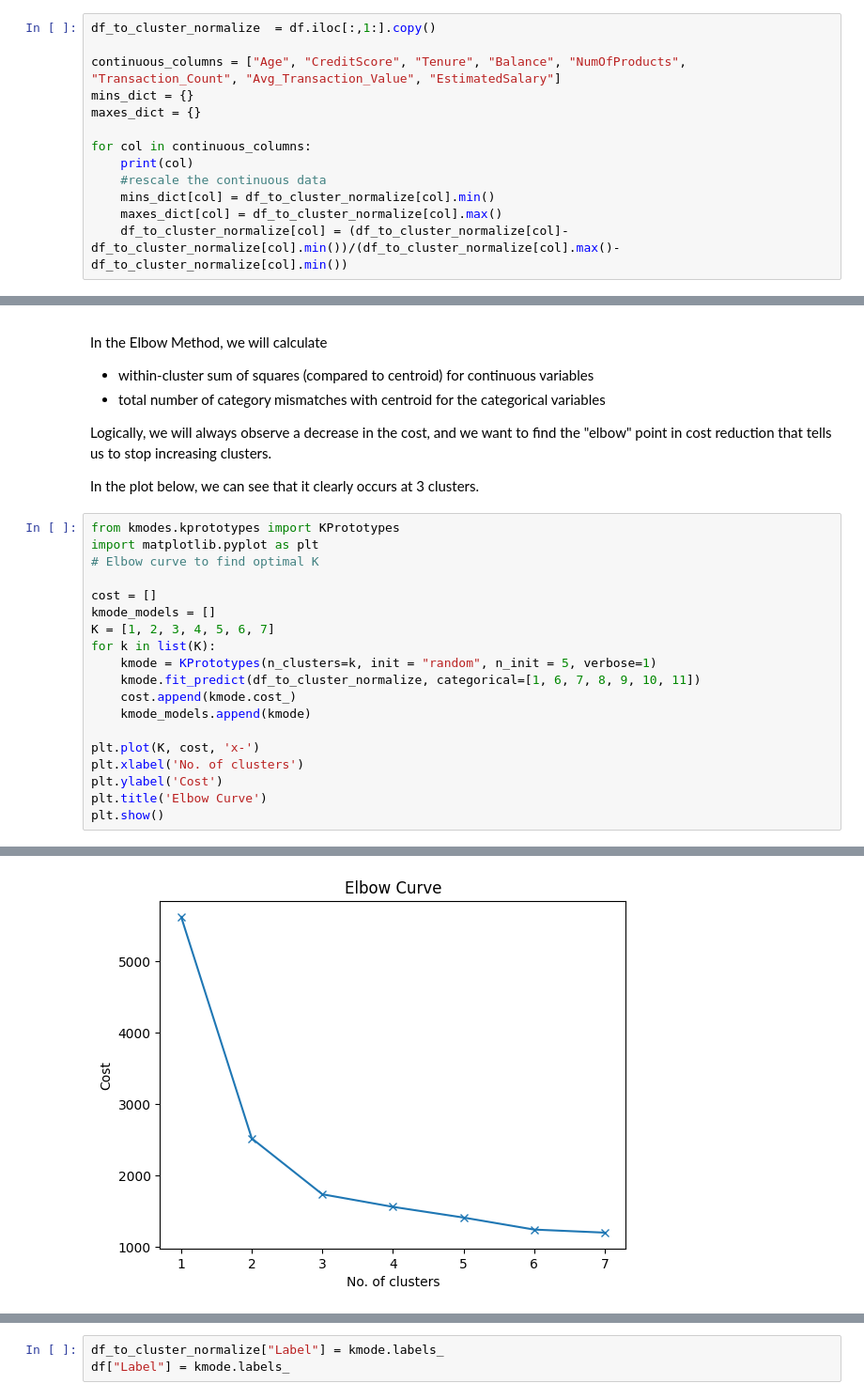
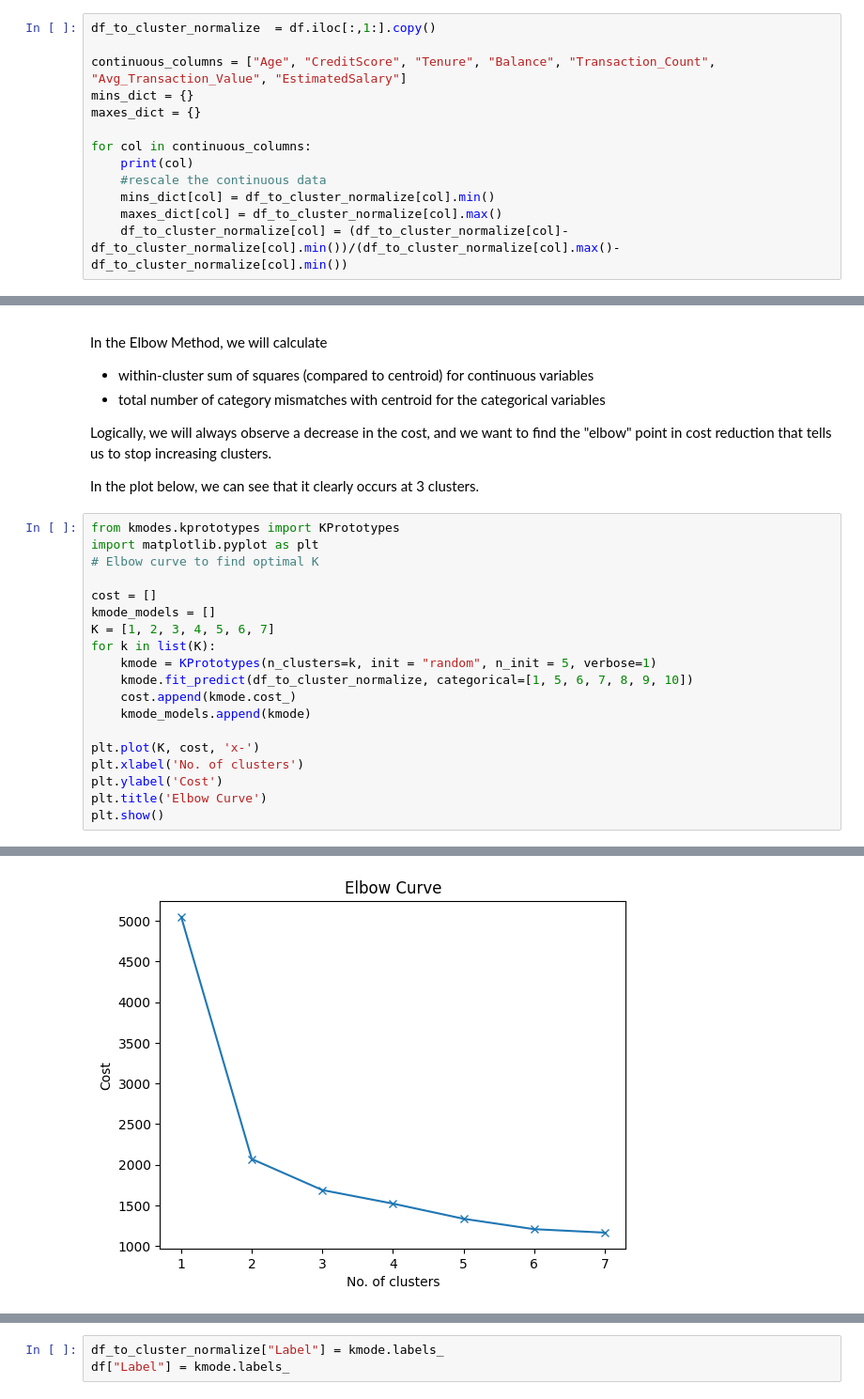
Before and after one commit to randyphoa/ml-basics, a Jupyter notebook: notebook/5-customer-segmentation.ipynb, the cells around one changed output, grey strips where cells are left out. Shown at 94% size. Drawn from its saved outputs; the diff is of its cells as text.

```diff
--- a/notebook/5-customer-segmentation.ipynb
+++ b/notebook/5-customer-segmentation.ipynb
@@ -74,7 +74,7 @@ For example, "Balance" might have a much larger range than "Age" so we want to c
 # %%
 df_to_cluster_normalize  = df.iloc[:,1:].copy()
 
-continuous_columns = ["Age", "CreditScore", "Tenure", "Balance", "NumOfProducts", "Transaction_Count", "Avg_Transaction_Value", "EstimatedSalary"]
+continuous_columns = ["Age", "CreditScore", "Tenure", "Balance", "Transaction_Count", "Avg_Transaction_Value", "EstimatedSalary"]
 mins_dict = {}
 maxes_dict = {}
 
@@ -115,7 +114,7 @@ kmode_models = []
 K = [1, 2, 3, 4, 5, 6, 7]
 for k in list(K):
     kmode = KPrototypes(n_clusters=k, init = "random", n_init = 5, verbose=1)
-    kmode.fit_predict(df_to_cluster_normalize, categorical=[1, 6, 7, 8, 9, 10, 11])
+    kmode.fit_predict(df_to_cluster_normalize, categorical=[1, 5, 6, 7, 8, 9, 10])
     cost.append(kmode.cost_)
     kmode_models.append(kmode)
 
@@ -145,4 +144,4 @@ Best run was number 1
-[figure, old version]
+[figure, new version]
 # %%
 from kmodes.kprototypes import KPrototypes
 
```
Also changed, not shown: parts of 20 cells of this notebook, 4 other files.
